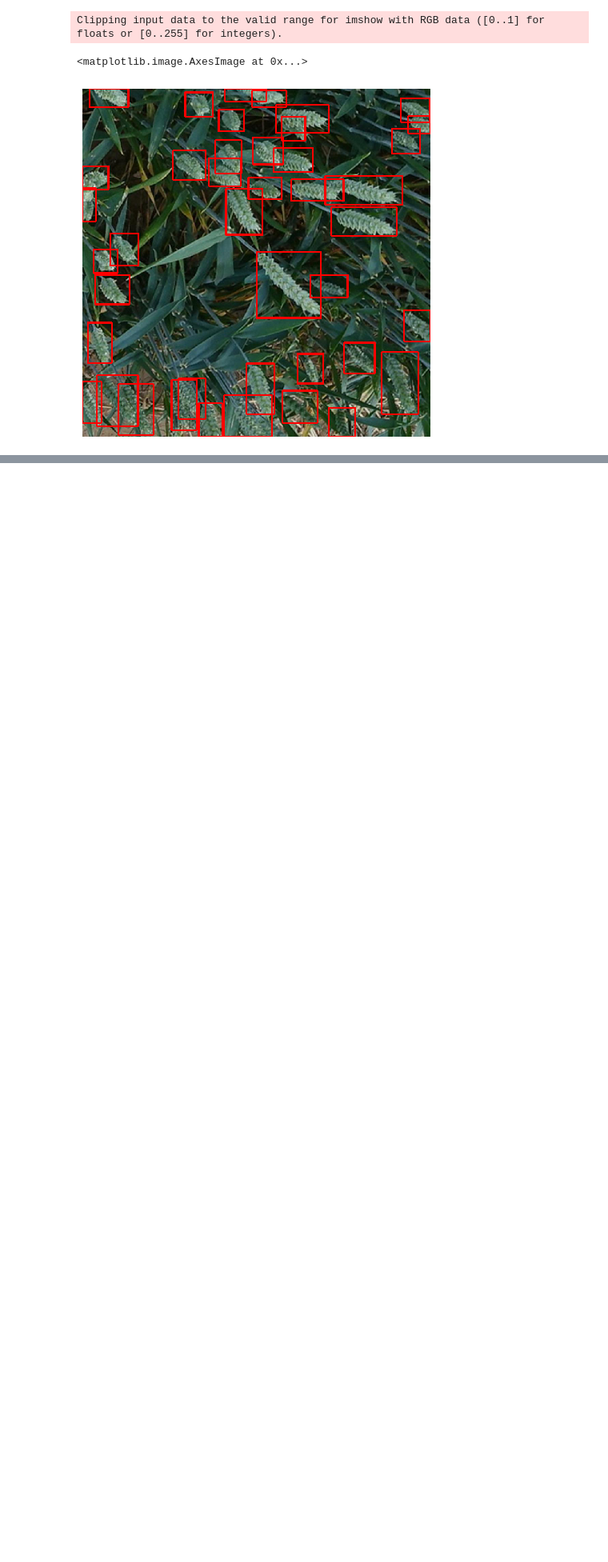
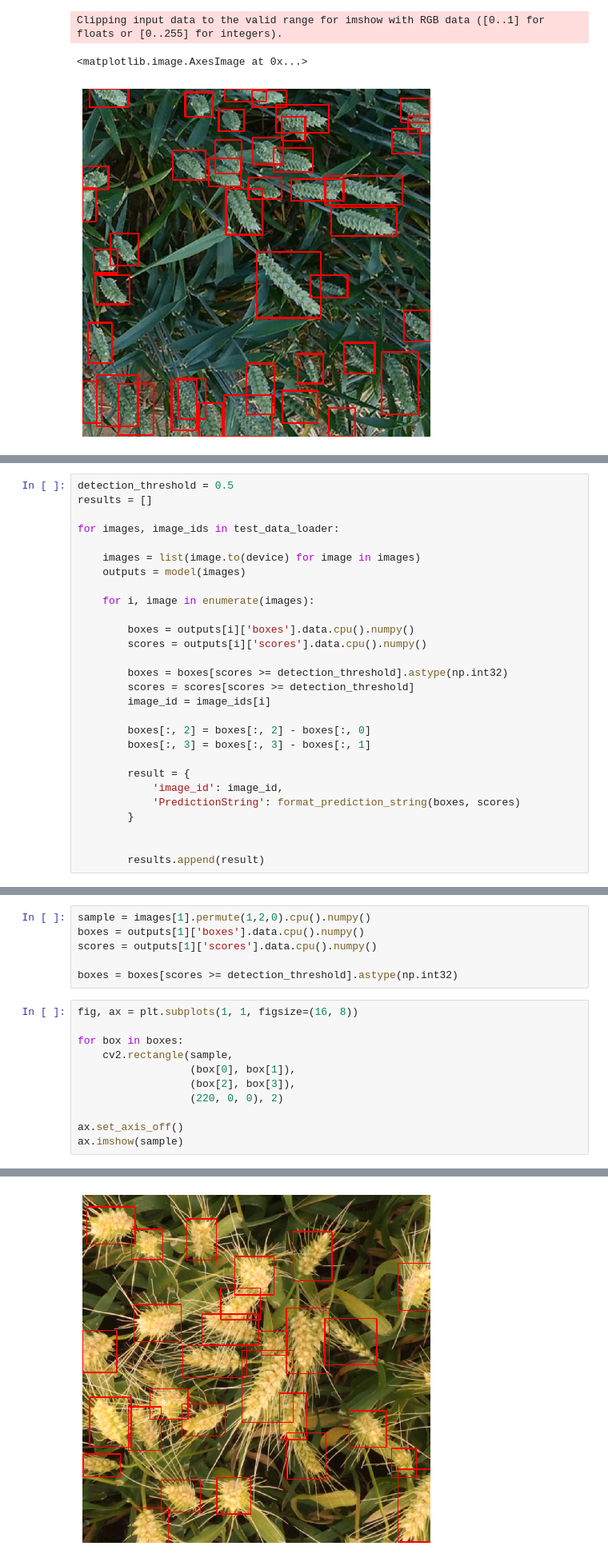
Before and after one commit to alanxzhou/wheat-detection, a Jupyter notebook: notebooks/Starter Notebook.ipynb, the cells around one changed output, grey strips where cells are left out. Shown at 80% size. Cells and saved outputs as stored; diff of their text form; blank space fills up the shorter version.

```diff
--- a/notebooks/Starter Notebook.ipynb
+++ b/notebooks/Starter Notebook.ipynb
@@ -342,0 +446,28 @@ outputs
+# %%
+detection_threshold = 0.5
+results = []
+
+for images, image_ids in test_data_loader:
+
+    images = list(image.to(device) for image in images)
+    outputs = model(images)
+
+    for i, image in enumerate(images):
+
+        boxes = outputs[i]['boxes'].data.cpu().numpy()
+        scores = outputs[i]['scores'].data.cpu().numpy()
+
+        boxes = boxes[scores >= detection_threshold].astype(np.int32)
+        scores = scores[scores >= detection_threshold]
+        image_id = image_ids[i]
+
+        boxes[:, 2] = boxes[:, 2] - boxes[:, 0]
+        boxes[:, 3] = boxes[:, 3] - boxes[:, 1]
+
+        result = {
+            'image_id': image_id,
+            'PredictionString': format_prediction_string(boxes, scores)
+        }
+
+
+        results.append(result)
@@ -342,0 +484,18 @@ outputs
+# %%
+sample = images[1].permute(1,2,0).cpu().numpy()
+boxes = outputs[1]['boxes'].data.cpu().numpy()
+scores = outputs[1]['scores'].data.cpu().numpy()
+
+boxes = boxes[scores >= detection_threshold].astype(np.int32)
+# %%
+fig, ax = plt.subplots(1, 1, figsize=(16, 8))
+
+for box in boxes:
+    cv2.rectangle(sample,
+                  (box[0], box[1]),
+                  (box[2], box[3]),
+                  (220, 0, 0), 2)
+
+ax.set_axis_off()
+ax.imshow(sample)
+# %% [output]
@@ -342,0 +504 @@ outputs
+[figure, added]
```
Also changed, not shown: parts of 21 cells of this notebook.
